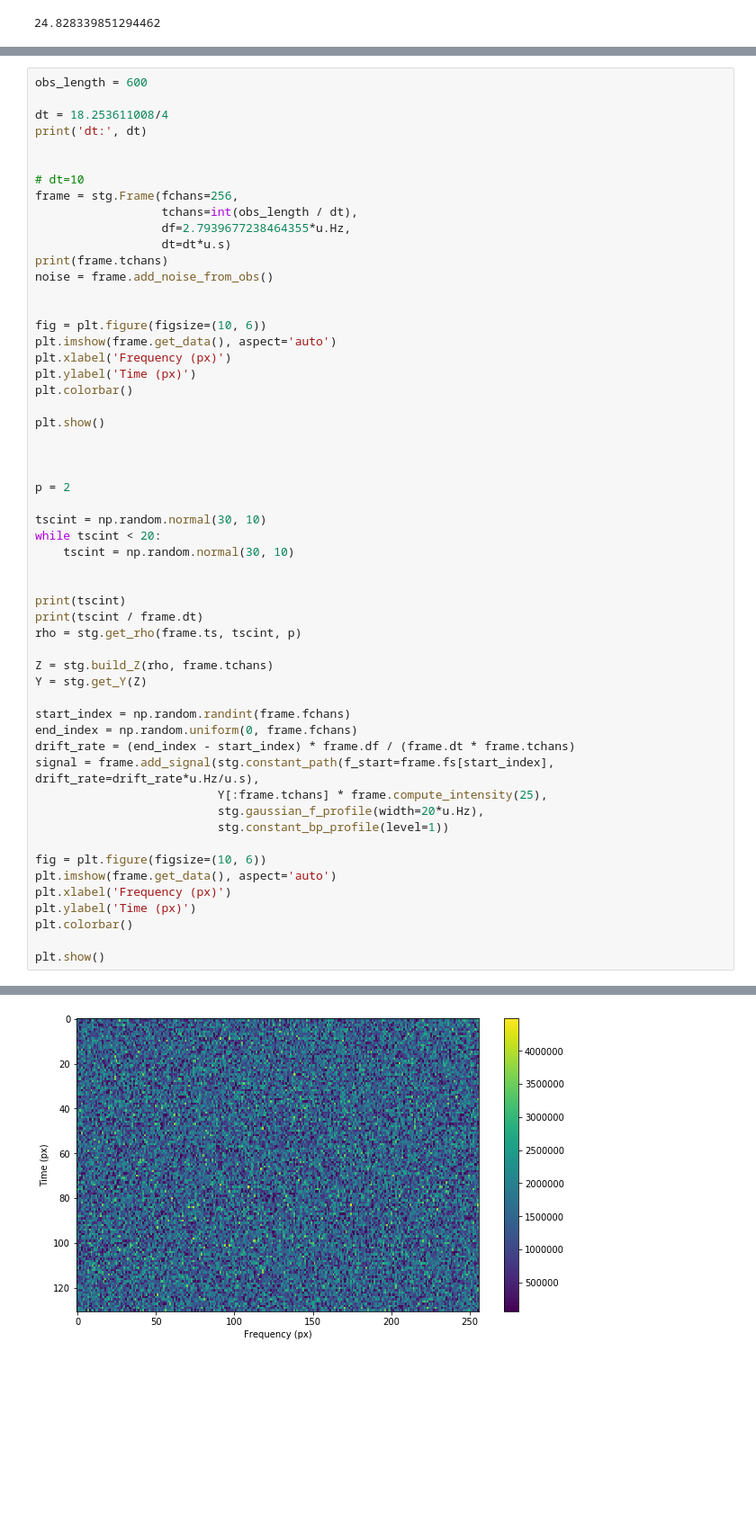
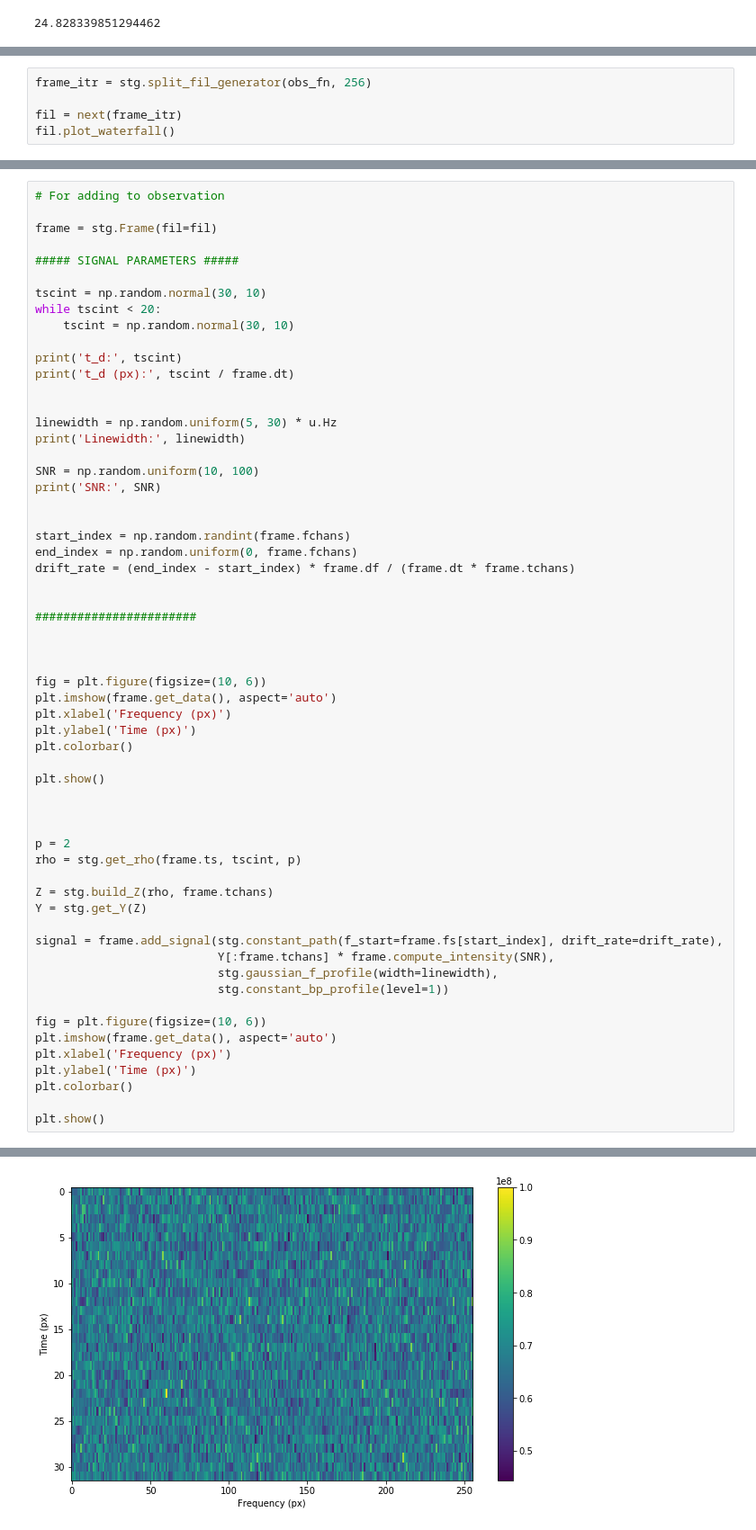
Before and after one commit to bbrzycki/bl-scint-analysis, a Jupyter notebook: generation/Add_Scintillation_to_Observations.ipynb, the cells around one changed output, grey strips where cells are left out. Shown at 90% size. Saved outputs shown, nothing was run; the diff lists cells and outputs as text; blank space fills up the shorter version.

Commit message:
Initial signal gen script and training

```diff
--- a/generation/Add_Scintillation_to_Observations.ipynb
+++ b/generation/Add_Scintillation_to_Observations.ipynb
@@ -225,0 +327,5 @@ a
+# %%
+frame_itr = stg.split_fil_generator(obs_fn, 256)
+
+fil = next(frame_itr)
+fil.plot_waterfall()
@@ -226,17 +334,32 @@ a
 # %%
-obs_length = 600
+# For adding to observation
 
-dt = 18.253611008/4
-print('dt:', dt)
+frame = stg.Frame(fil=fil)
+
+##### SIGNAL PARAMETERS #####
+
+tscint = np.random.normal(30, 10)
+while tscint < 20:
+    tscint = np.random.normal(30, 10)
+
+print('t_d:', tscint)
+print('t_d (px):', tscint / frame.dt)
 
 
-# dt=10
-frame = stg.Frame(fchans=256,
-                  tchans=int(obs_length / dt),
-                  df=2.7939677238464355*u.Hz,
-                  dt=dt*u.s)
-print(frame.tchans)
-noise = frame.add_noise_from_obs()
+linewidth = np.random.uniform(5, 30) * u.Hz
+print('Linewidth:', linewidth)
+
+SNR = np.random.uniform(10, 100)
+print('SNR:', SNR)
+
+
+start_index = np.random.randint(frame.fchans)
+end_index = np.random.uniform(0, frame.fchans)
+drift_rate = (end_index - start_index) * frame.df / (frame.dt * frame.tchans)
+
+
+#######################
+
 
 
 fig = plt.figure(figsize=(10, 6))
@@ -250,25 +373,14 @@ plt.show()
 
 
 p = 2
-
-tscint = np.random.normal(30, 10)
-while tscint < 20:
-    tscint = np.random.normal(30, 10)
-
-
-print(tscint)
-print(tscint / frame.dt)
 rho = stg.get_rho(frame.ts, tscint, p)
 
 Z = stg.build_Z(rho, frame.tchans)
 Y = stg.get_Y(Z)
 
-start_index = np.random.randint(frame.fchans)
-end_index = np.random.uniform(0, frame.fchans)
-drift_rate = (end_index - start_index) * frame.df / (frame.dt * frame.tchans)
-signal = frame.add_signal(stg.constant_path(f_start=frame.fs[start_index], drift_rate=drift_rate*u.Hz/u.s),
-                          Y[:frame.tchans] * frame.compute_intensity(25),
-                          stg.gaussian_f_profile(width=20*u.Hz),
+signal = frame.add_signal(stg.constant_path(f_start=frame.fs[start_index], drift_rate=drift_rate),
+                          Y[:frame.tchans] * frame.compute_intensity(SNR),
+                          stg.gaussian_f_profile(width=linewidth),
                           stg.constant_bp_profile(level=1))
 
 fig = plt.figure(figsize=(10, 6))
@@ -284 +398 @@ dt: 4.563402752
-[figure, old version]
+[figure, new version]
```
Also changed, not shown: parts of 16 cells of this notebook, 3 other files.
